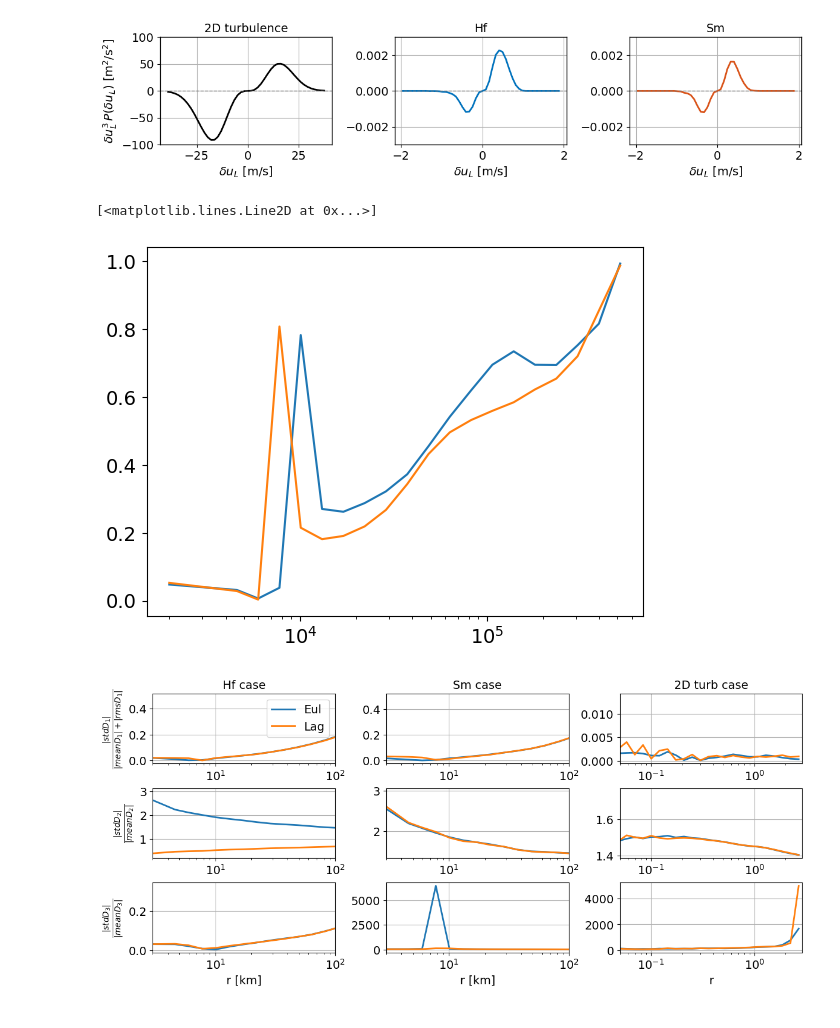
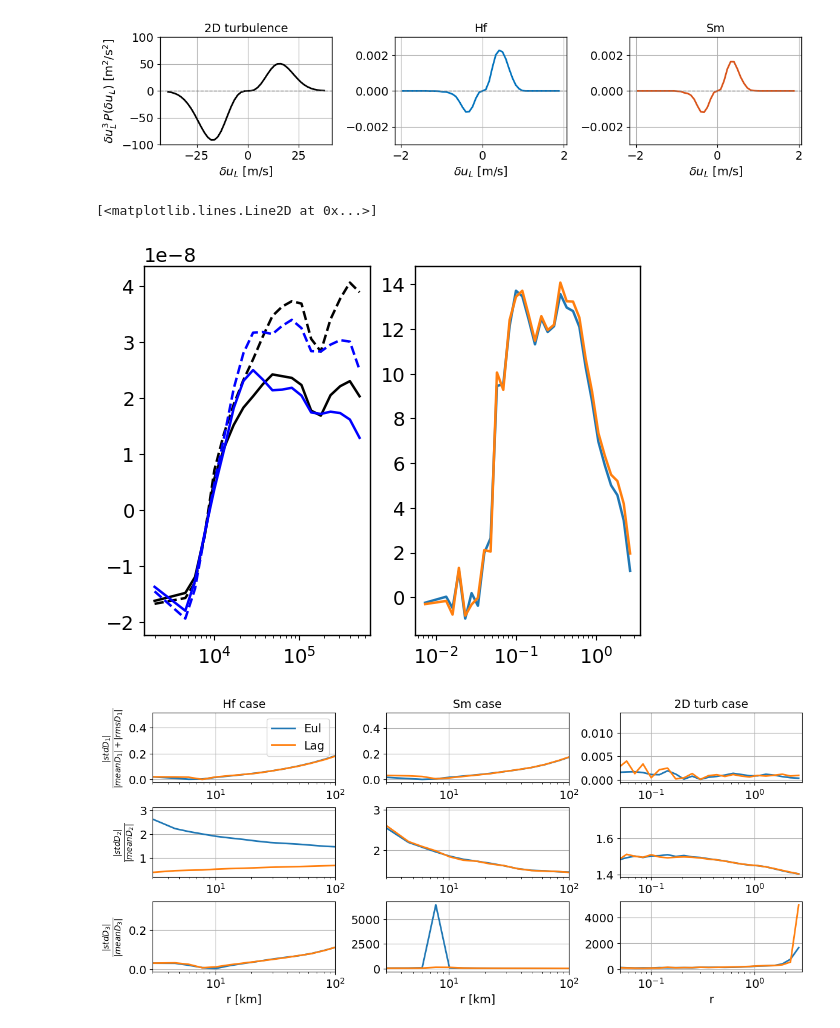
Before and after one commit to zsm1-hub/China_Israel, a Jupyter notebook: FigA_homogeneity.ipynb, the cells around one changed output. Saved outputs shown, nothing was run; the diff lists cells and outputs as text; code cells hidden in the pictures.

```diff
--- a/FigA_homogeneity.ipynb
+++ b/FigA_homogeneity.ipynb
@@ -455,12 +453,22 @@ plt.savefig(
 # %%
 # dul_m_hit**3+dul_m_hit*dul2_m_hit,dul3_m_hit
 # plt.semilogx(r2,np.abs((dul_m_hit**3+dul_m_hit*dul2_m_hit)/(dul3_m_hit-(dul_m_hit**3+dul_m_hit*dul2_m_hit))))
 # dul_m_w**3+dul_m_w*dul2_m_w,dul3_m_w
-plt.semilogx(r1,np.abs((dul_m_w**3+dul_m_w*dul2_m_w)/(dul3_m_w-(dul_m_w**3+dul_m_w*dul2_m_w))))
-plt.semilogx(r1,np.abs((dul_m_nw**3+dul_m_nw*dul2_m_nw)/(dul3_m_nw-(dul_m_nw**3+dul_m_nw*dul2_m_nw))))
+# plt.semilogx(r1,np.abs((dul_m_w**3+dul_m_w*dul2_m_w)/(dul3_m_w-(dul_m_w**3+dul_m_w*dul2_m_w))))
+# plt.semilogx(r1,np.abs((dul_m_nw**3+dul_m_nw*dul2_m_nw)/(dul3_m_nw-(dul_m_nw**3+dul_m_nw*dul2_m_nw))))
+
+plt.subplot(121)
+plt.semilogx(r1,(dul3_m_w-(dul_m_w**3+dul_m_w*dul2_m_w))/r1,'k-')
+plt.semilogx(r1,(dul3_m_w)/r1,'k--')
+plt.semilogx(r1,(dul3_m_nw-(dul_m_nw**3+dul_m_nw*dul2_m_nw))/r1,'b-')
+plt.semilogx(r1,(dul3_m_nw)/r1,'b--')
+
+plt.subplot(122)
+plt.semilogx(r2,(dul3_m_hit-(dul_m_hit**3+dul_m_hit*dul2_m_hit))/r2)
+plt.semilogx(r2,(dul3_m_hit)/r2)
 # %% [output]
 [<matplotlib.lines.Line2D at 0x...>]
-[figure, old version]
+[figure, new version]
 # %%
 plt.rcParams.update({
     "font.size": 14,
```
Also changed, not shown: parts of 4 cells of this notebook, 1 other file.
